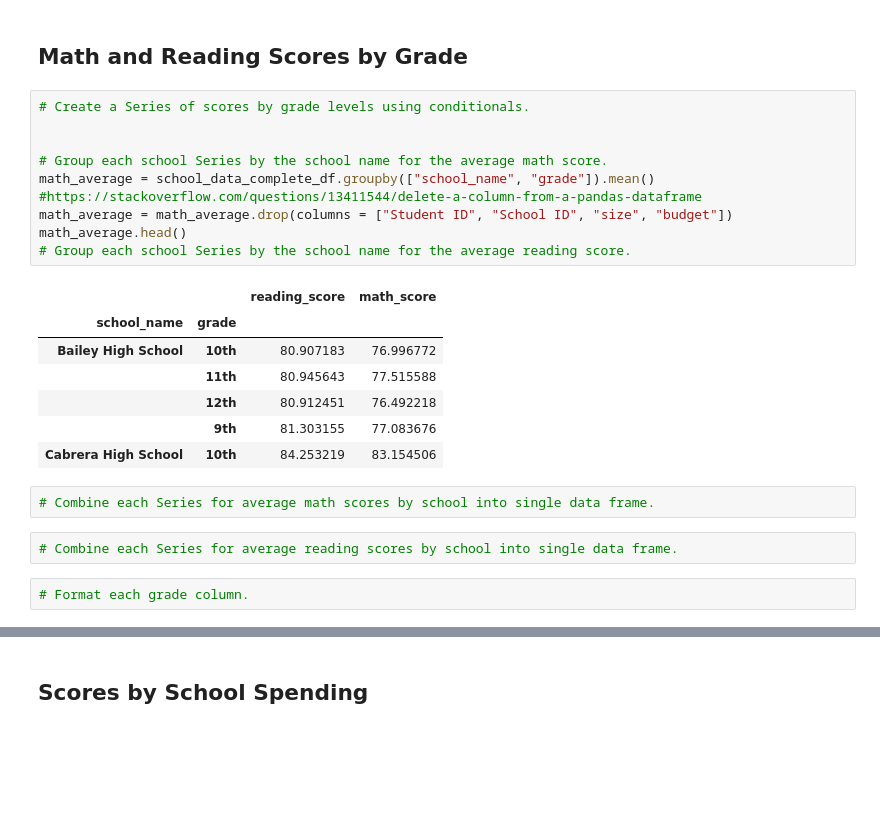
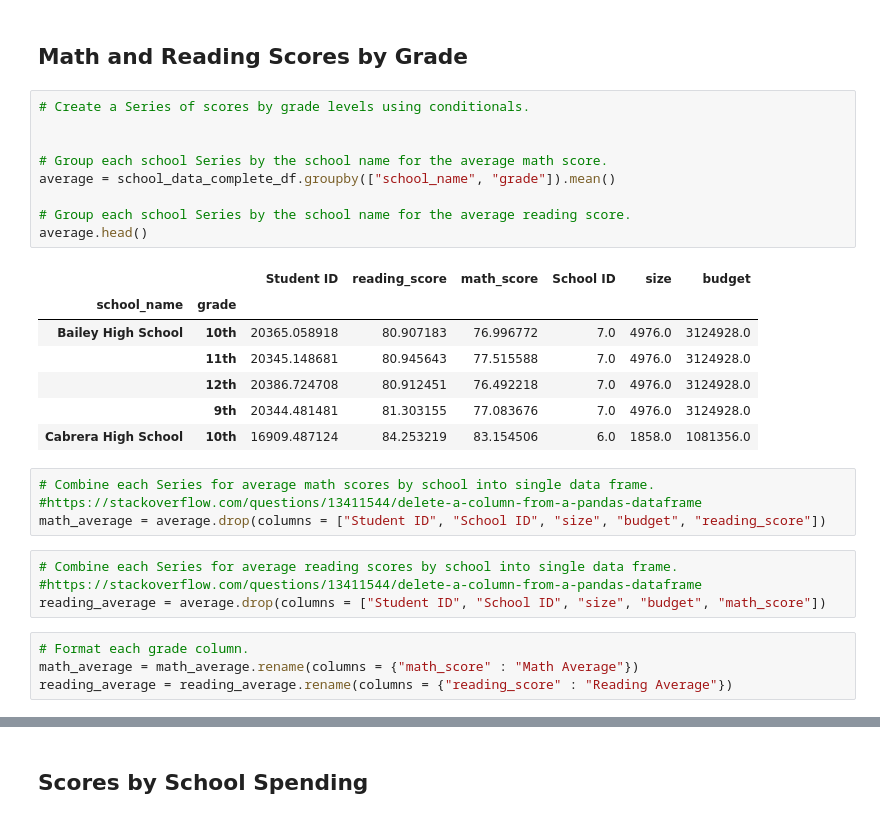
Before and after one commit to RichardHamilton21/School_District_Analysis, a Jupyter notebook: PyCitySchools_Challenge.ipynb, the cells around one changed output, grey strips where cells are left out. Saved outputs shown, nothing was run; the diff lists cells and outputs as text; blank space fills up the shorter version.

```diff
--- a/PyCitySchools_Challenge.ipynb
+++ b/PyCitySchools_Challenge.ipynb
@@ -330,26 +330,31 @@ per_school_summary_df.sort_values(by=["% Overall Passing"], ascending=True).head
 # %%
 # Create a Series of scores by grade levels using conditionals.
 
 
 # Group each school Series by the school name for the average math score.
-math_average = school_data_complete_df.groupby(["school_name", "grade"]).mean()
-#https://stackoverflow.com/questions/13411544/delete-a-column-from-a-pandas-dataframe
-math_average = math_average.drop(columns = ["Student ID", "School ID", "size", "budget"])
-math_average.head()
+average = school_data_complete_df.groupby(["school_name", "grade"]).mean()
+
 # Group each school Series by the school name for the average reading score.
+average.head()
 # %% [output]
-|  |  | reading_score | math_score |
-| school_name | grade |  |  |
-| Bailey High School | 10th | 80.907183 | 76.996772 |
-|  | 11th | 80.945643 | 77.515588 |
-|  | 12th | 80.912451 | 76.492218 |
-|  | 9th | 81.303155 | 77.083676 |
-| Cabrera High School | 10th | 84.253219 | 83.154506 |
+|  |  | Student ID | reading_score | math_score | School ID | size | budget |
+| school_name | grade |  |  |  |  |  |  |
+| Bailey High School | 10th | 20365.058918 | 80.907183 | 76.996772 | 7.0 | 4976.0 | 3124928.0 |
+|  | 11th | 20345.148681 | 80.945643 | 77.515588 | 7.0 | 4976.0 | 3124928.0 |
+|  | 12th | 20386.724708 | 80.912451 | 76.492218 | 7.0 | 4976.0 | 3124928.0 |
+|  | 9th | 20344.481481 | 81.303155 | 77.083676 | 7.0 | 4976.0 | 3124928.0 |
+| Cabrera High School | 10th | 16909.487124 | 84.253219 | 83.154506 | 6.0 | 1858.0 | 1081356.0 |
 # %%
 # Combine each Series for average math scores by school into single data frame.
+#https://stackoverflow.com/questions/13411544/delete-a-column-from-a-pandas-dataframe
+math_average = average.drop(columns = ["Student ID", "School ID", "size", "budget", "reading_score"])
 # %%
 # Combine each Series for average reading scores by school into single data frame.
+#https://stackoverflow.com/questions/13411544/delete-a-column-from-a-pandas-dataframe
+reading_average = average.drop(columns = ["Student ID", "School ID", "size", "budget", "math_score"])
-# %%
-# Format each grade column.
+# %%
+# Format each grade column.
+math_average = math_average.rename(columns = {"math_score" : "Math Average"})
+reading_average = reading_average.rename(columns = {"reading_score" : "Reading Average"})
 # %%
 # Remove the index.
```
Also changed, not shown: parts of 13 cells of this notebook.
